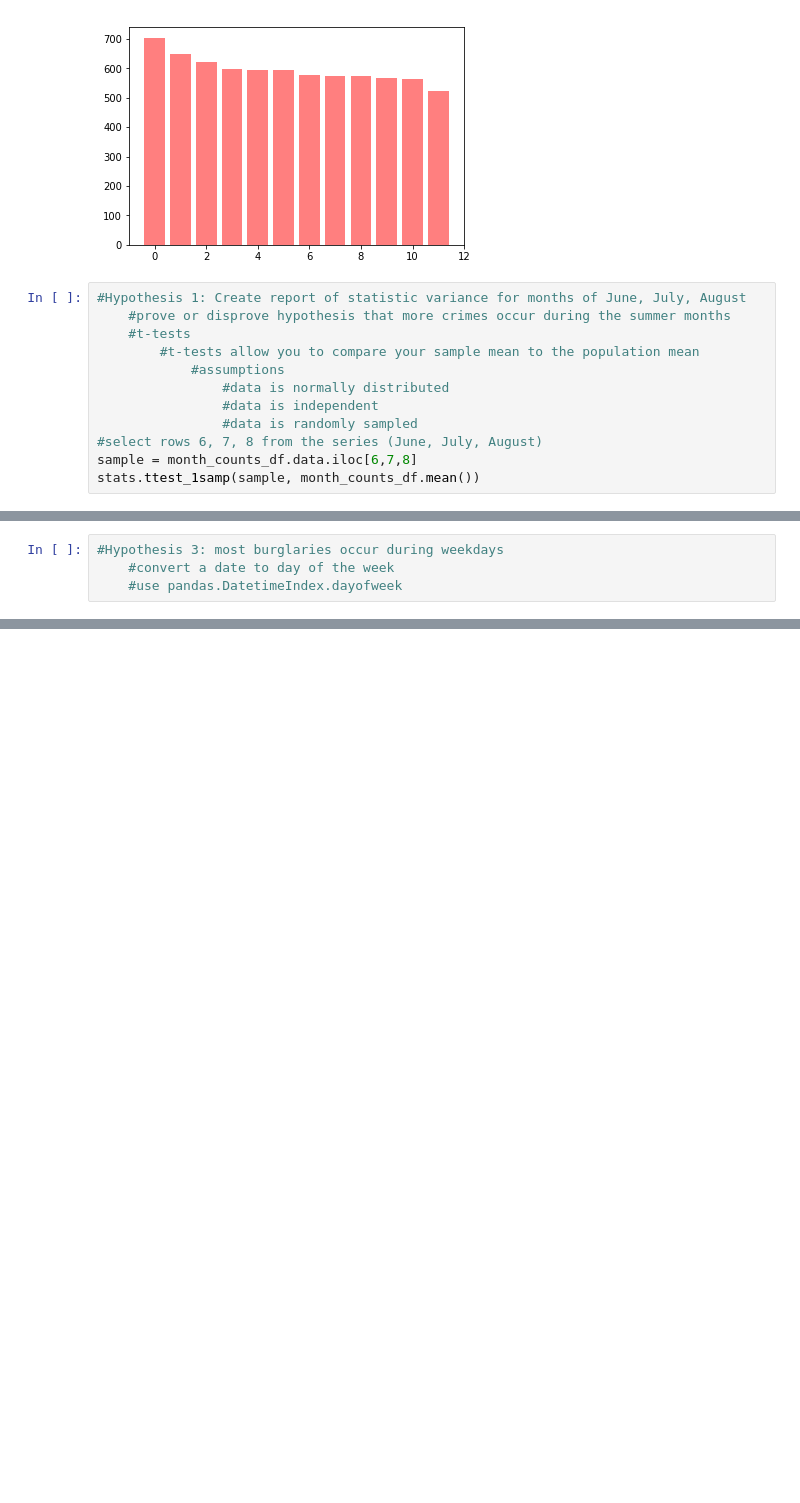
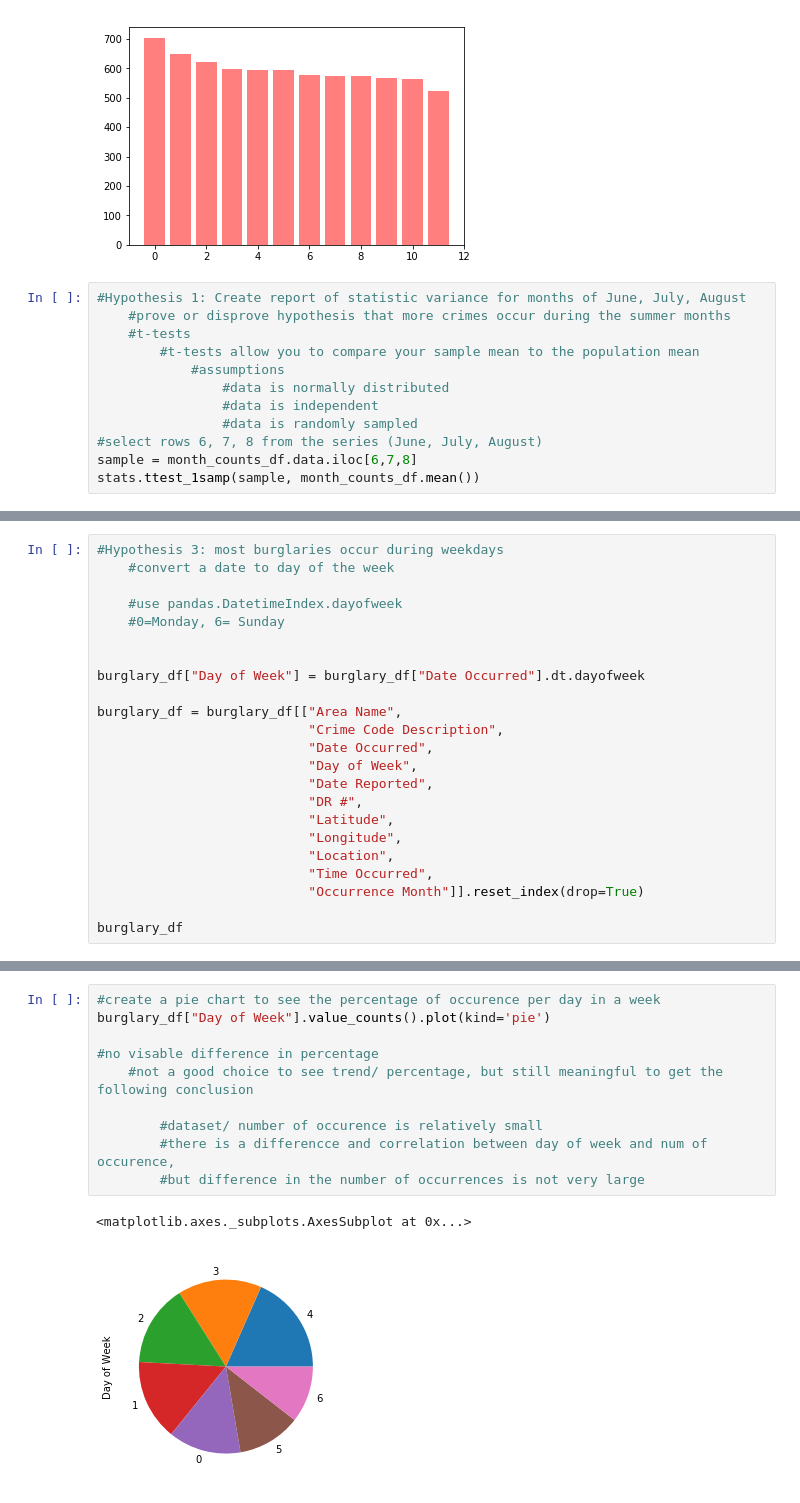
Before and after one commit to egome007/Project_1, a Jupyter notebook: code/data.lacity.org_api-pull.ipynb, the cells around one changed output, grey strips where cells are left out. Drawn from its saved outputs; the diff is of its cells as text; blank space fills up the shorter version.

```diff
--- a/code/data.lacity.org_api-pull.ipynb
+++ b/code/data.lacity.org_api-pull.ipynb
@@ -270,4 +249,23 @@ new_burglary_df.loc[(new_burglary_df["Date Occurred"] == 2010), ["Date Occurred"
 # %%
 #Hypothesis 3: most burglaries occur during weekdays
     #convert a date to day of the week
+
     #use pandas.DatetimeIndex.dayofweek
+    #0=Monday, 6= Sunday
+
+
+burglary_df["Day of Week"] = burglary_df["Date Occurred"].dt.dayofweek
+
+burglary_df = burglary_df[["Area Name",
+                           "Crime Code Description",
+                           "Date Occurred",
+                           "Day of Week",
+                           "Date Reported",
+                           "DR #",
+                           "Latitude",
+                           "Longitude",
+                           "Location",
+                           "Time Occurred",
+                           "Occurrence Month"]].reset_index(drop=True)
+
+burglary_df
@@ -273,0 +354,13 @@ new_burglary_df.loc[(new_burglary_df["Date Occurred"] == 2010), ["Date Occurred"
+# %%
+#create a pie chart to see the percentage of occurence per day in a week
+burglary_df["Day of Week"].value_counts().plot(kind='pie')
+
+#no visable difference in percentage
+    #not a good choice to see trend/ percentage, but still meaningful to get the following conclusion
+
+        #dataset/ number of occurence is relatively small
+        #there is a differencce and correlation between day of week and num of occurence,
+        #but difference in the number of occurrences is not very large
+# %% [output]
+<matplotlib.axes._subplots.AxesSubplot at 0x...>
+[figure, added]
```
Also changed, not shown: parts of 12 cells of this notebook.
